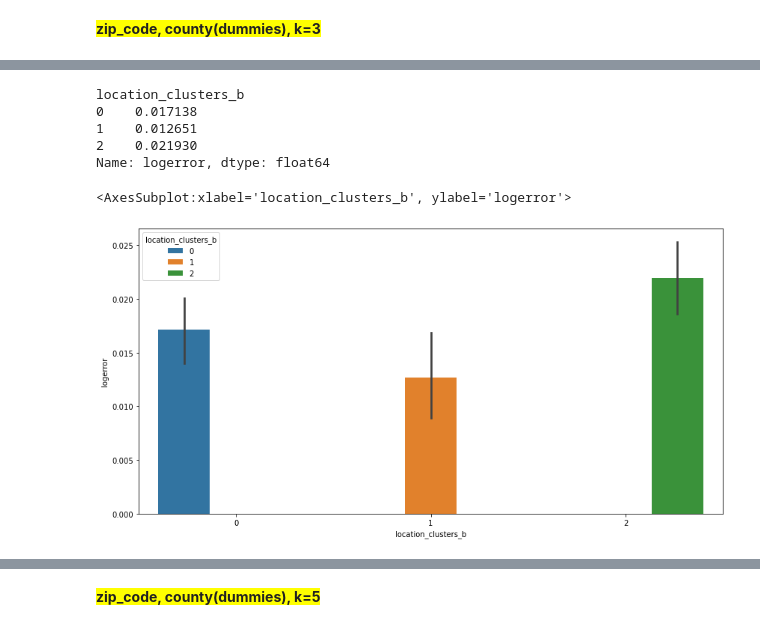
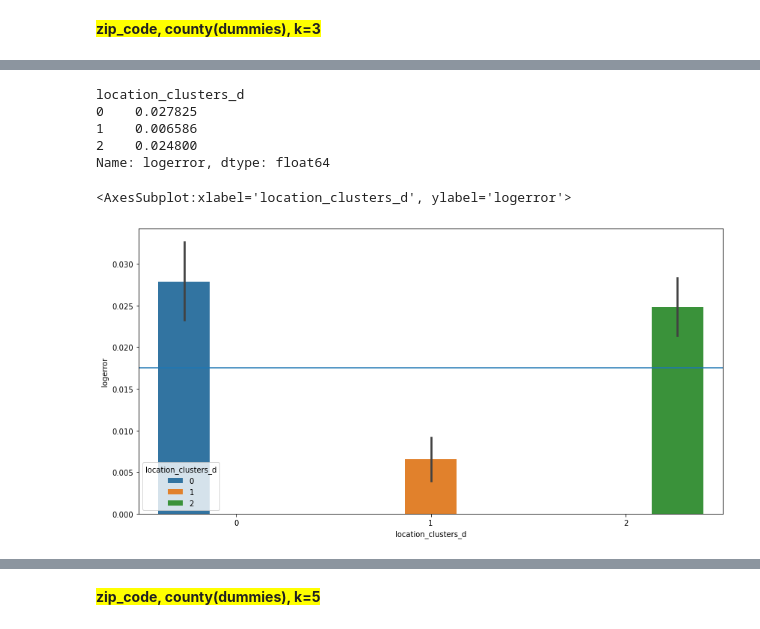
Before and after one commit to m3redithw/Zestimates-Clustering-Project, a Jupyter notebook: feature_engineering.ipynb, the cells around one changed output, grey strips where cells are left out. Cells and saved outputs as stored; diff of their text form; code cells hidden in the pictures.

Commit message:
changed location clusters

```diff
--- a/feature_engineering.ipynb
+++ b/feature_engineering.ipynb
@@ -93,6 +104,7 @@ Index(['parcelid', 'bathrooms', 'bedrooms', 'total_sqft', 'living_sqft',
 # %%
 # Select features for cluster
-cluster_vars = train[['latitude', 'longitude', 'zip_code']]
+cluster_vars = train[['latitude', 'longitude', 'zip_bin_insgfnt high', 'zip_bin_insgfnt low',
+       'zip_bin_sgfnt high']]
 # Using the elbow method to visually select a good value for k.
 with plt.style.context('seaborn-whitegrid'):
     plt.figure(figsize=(12, 6))
@@ -176,0 +187,9 @@ Mean of 3 location clusters are not all equal.
+# %%
+# Create clusters and fit cluster model
+cluster_vars = train[['latitude', 'longitude', 'zip_bin_insgfnt high', 'zip_bin_insgfnt low',
+       'zip_bin_sgfnt high']]
+kmeans = KMeans(n_clusters=4)
+kmeans.fit(cluster_vars)
+
+location_clusters = kmeans.predict(cluster_vars)
+train['location_clusters_b'] = location_clusters
@@ -176,0 +206,13 @@ Mean of 3 location clusters are not all equal.
+# %%
+# Create clusters and fit cluster model
+cluster_vars = train[['latitude', 'longitude', 'zip_bin_insgfnt high', 'zip_bin_insgfnt low',
+       'zip_bin_sgfnt high']]
+kmeans = KMeans(n_clusters=5)
+kmeans.fit(cluster_vars)
+
+location_clusters = kmeans.predict(cluster_vars)
+train['location_clusters_c'] = location_clusters
+plt.figure(figsize = (14,7))
+plt.axhline(train.logerror.mean())
+sns.barplot(x='location_clusters_c', y=
+            'logerror', hue='location_clusters_c', data = train)
@@ -201,21 +238,24 @@ train.head()
 # %%
 # Create clusters and fit cluster model
+cluster_vars = train[['county_Los Angeles', 'county_Orange', 'zip_bin_insgfnt high', 'zip_bin_insgfnt low',
+       'zip_bin_sgfnt high']]
 kmeans = KMeans(n_clusters=3)
 kmeans.fit(cluster_vars)
 
 location_clusters = kmeans.predict(cluster_vars)
-train['location_clusters_b'] = location_clusters
-train.groupby('location_clusters_b').logerror.mean()
+train['location_clusters_d'] = location_clusters
+train.groupby('location_clusters_d').logerror.mean()
 # %% [output]
-location_clusters_b
-0    0.017138
-1    0.012651
-2    0.021930
+location_clusters_d
+0    0.027825
+1    0.006586
+2    0.024800
 Name: logerror, dtype: float64
 # %%
 plt.figure(figsize = (14,7))
-sns.barplot(x='location_clusters_b', y=
-            'logerror', hue='location_clusters_b', data = train)
+plt.axhline(train.logerror.mean())
+sns.barplot(x='location_clusters_d', y=
+            'logerror', hue='location_clusters_d', data = train)
 # %% [output]
-<AxesSubplot:xlabel='location_clusters_b', ylabel='logerror'>
+<AxesSubplot:xlabel='location_clusters_d', ylabel='logerror'>
-[figure, old version]
+[figure, new version]
```
Also changed, not shown: parts of 40 cells of this notebook.
